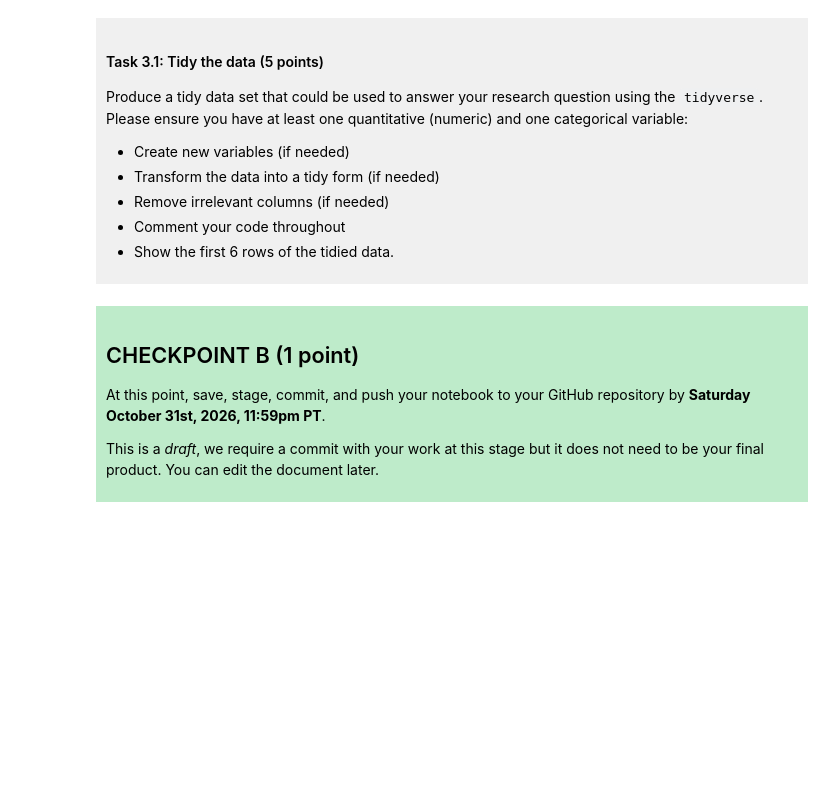
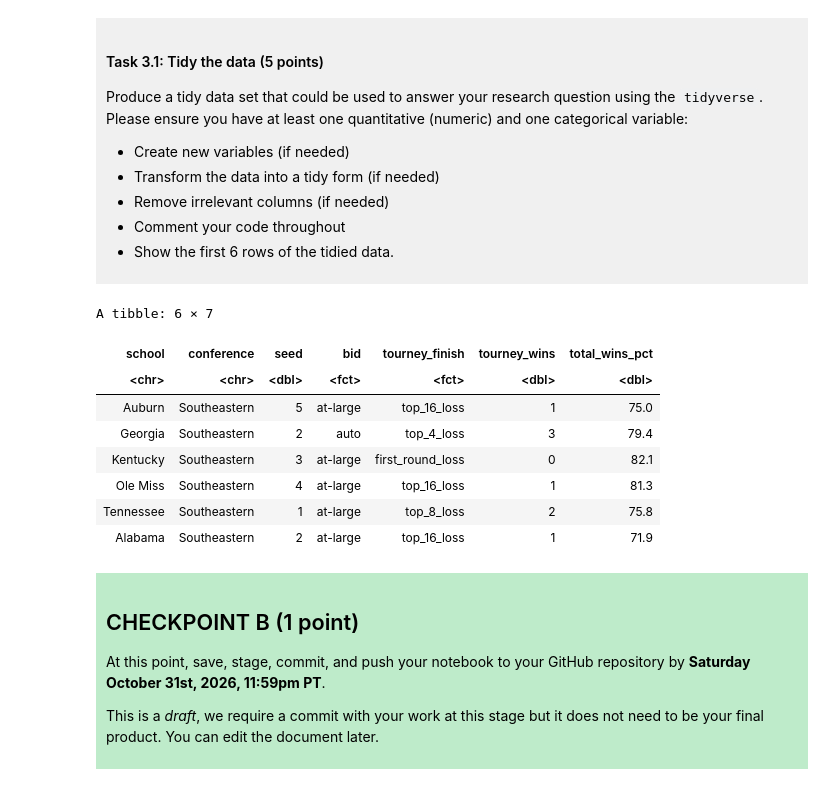
Before and after one commit to bluelead159/DSCI-100-Project---Kenny, a Jupyter notebook: dsci-100-project-notebook.ipynb, the cells around one changed output. Saved outputs shown, nothing was run; the diff lists cells and outputs as text; code cells hidden in the pictures; blank space fills up the shorter version.

```diff
--- a/dsci-100-project-notebook.ipynb
+++ b/dsci-100-project-notebook.ipynb
@@ -217,7 +232,29 @@ Produce a tidy data set that could be used to answer your research question usin
 
 </div>
 # %%
-### EDIT THIS CODE CELL ###
+#created a new tidy table to perserve the old one
+march_madness_tidy <- march_madness |>
+    #gets rid of the missing values
+    drop_na()|>
+    #selecting all relevant columns that will be used to answer my question
+    select(school,conference,seed,bid,tourney_finish,tourney_wins,total_wins_pct) |>
+    #remove the unncessary teams from 1983
+    filter(seed>0) |>
+    #mutating the variables the categorical ones are factors
+    mutate(bid = as_factor(bid),tourney_finish=as_factor(tourney_finish))
+
+
+head(march_madness_tidy)
+# %% [output]
+A tibble: 6 × 7
+| school | conference | seed | bid | tourney_finish | tourney_wins | total_wins_pct |
+| <chr> | <chr> | <dbl> | <fct> | <fct> | <dbl> | <dbl> |
+| Auburn | Southeastern | 5 | at-large | top_16_loss | 1 | 75.0 |
+| Georgia | Southeastern | 2 | auto | top_4_loss | 3 | 79.4 |
+| Kentucky | Southeastern | 3 | at-large | first_round_loss | 0 | 82.1 |
+| Ole Miss | Southeastern | 4 | at-large | top_16_loss | 1 | 81.3 |
+| Tennessee | Southeastern | 1 | at-large | top_8_loss | 2 | 75.8 |
+| Alabama | Southeastern | 2 | at-large | top_16_loss | 1 | 71.9 |
 # %% [markdown]
 <div style="background-color: #beebca; padding: 10px;">
 
```
Also changed, not shown: parts of 3 cells of this notebook.
